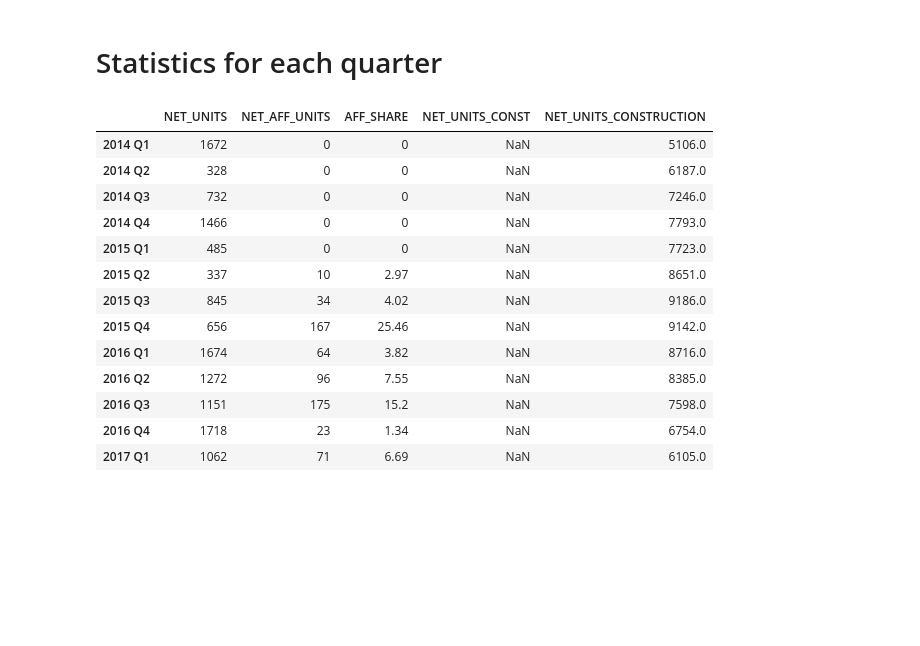
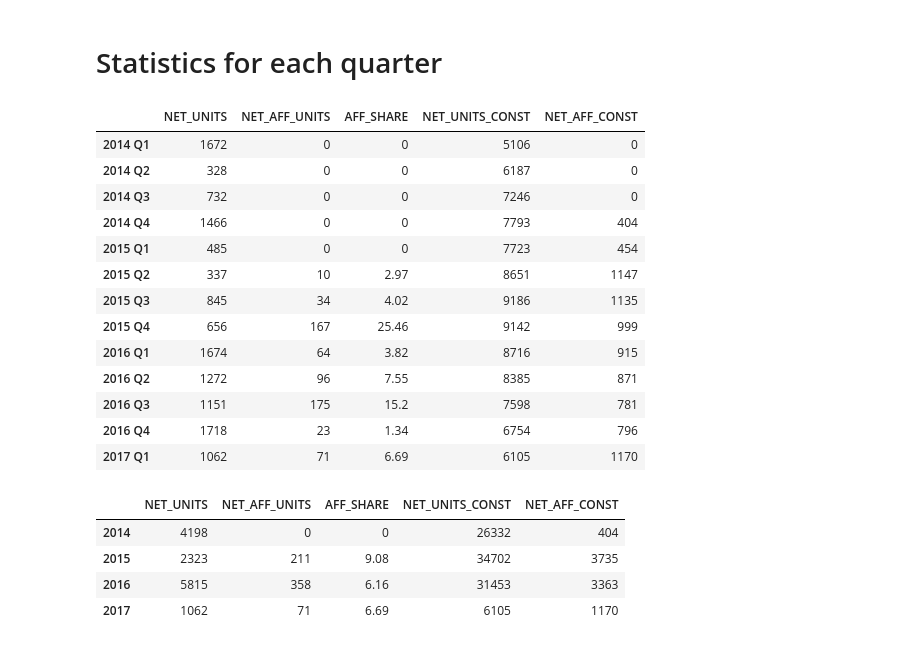
Before and after one commit to openland/statecraft-projects, a Jupyter notebook: PipelineAnalytics.ipynb, the cells around one changed output. Cells and saved outputs as stored; diff of their text form; code cells hidden in the pictures; blank space fills up the shorter version.

Commit message:
Added stats per year

```diff
--- a/PipelineAnalytics.ipynb
+++ b/PipelineAnalytics.ipynb
@@ -94,31 +94,60 @@ for i in range(len(completed)):
 # %% [markdown]
 # Statistics for each quarter
 # %%
-stats = pd.DataFrame(index=labels, columns=['NET_UNITS', 'NET_AFF_UNITS', 'AFF_SHARE', 'NET_UNITS_CONST'])
+labels_years = ['2014', '2015', '2016', '2017']
+stats = pd.DataFrame(index=labels, columns=['NET_UNITS', 'NET_AFF_UNITS', 'AFF_SHARE', 'NET_UNITS_CONST', 'NET_AFF_CONST'])
+stats_year = pd.DataFrame(index=labels_years, columns=['NET_UNITS', 'NET_AFF_UNITS', 'AFF_SHARE', 'NET_UNITS_CONST', 'NET_AFF_CONST'])
 for i in range(len(completed)):
     net = completed[i]['NET_UNITS'].values.sum()
     net_aff = completed[i]['NET_AFF_UNITS'].values.sum()
-    aff_share = round((net_aff / net) * 100,2)
+    aff_share = round((net_aff / net) * 100, 2)
 
     pnet = pipeline[i]['NET_UNITS'].values.sum()
+    pnet_aff = pipeline[i]['NET_AFF_UNITS'].values.sum()
 
     stats.set_value(labels[i], 'NET_UNITS', net)
     stats.set_value(labels[i], 'NET_AFF_UNITS', net_aff)
     stats.set_value(labels[i], 'AFF_SHARE', aff_share)
-    stats.set_value(labels[i], 'NET_UNITS_CONSTRUCTION', pnet)
+    stats.set_value(labels[i], 'NET_UNITS_CONST', pnet)
+    stats.set_value(labels[i], 'NET_AFF_CONST', pnet_aff)
+
+for i in range(len(labels_years)):
+    net = 0
+    net_aff = 0
+    pnet = 0
+    pnet_aff = 0
+    for j in range(i * 4, min(i*4 +4, len(labels))):
+        net += completed[j]['NET_UNITS'].values.sum()
+        net_aff += completed[j]['NET_AFF_UNITS'].values.sum()
+        pnet += pipeline[j]['NET_UNITS'].values.sum()
+        pnet_aff += pipeline[j]['NET_AFF_UNITS'].values.sum()
+    aff_share = round((net_aff / net) * 100, 2)
+
+    stats_year.set_value(labels_years[i], 'NET_UNITS', net)
+    stats_year.set_value(labels_years[i], 'NET_AFF_UNITS', net_aff)
+    stats_year.set_value(labels_years[i], 'AFF_SHARE', aff_share)
+    stats_year.set_value(labels_years[i], 'NET_UNITS_CONST', pnet)
+    stats_year.set_value(labels_years[i], 'NET_AFF_CONST', pnet_aff)
+
 display(stats)
+display(stats_year)
 # %% [output]
-|  | NET_UNITS | NET_AFF_UNITS | AFF_SHARE | NET_UNITS_CONST | NET_UNITS_CONSTRUCTION |
-| 2014 Q1 | 1672 | 0 | 0 | NaN | 5106.0 |
-| 2014 Q2 | 328 | 0 | 0 | NaN | 6187.0 |
-| 2014 Q3 | 732 | 0 | 0 | NaN | 7246.0 |
-| 2014 Q4 | 1466 | 0 | 0 | NaN | 7793.0 |
-| 2015 Q1 | 485 | 0 | 0 | NaN | 7723.0 |
-| 2015 Q2 | 337 | 10 | 2.97 | NaN | 8651.0 |
-| 2015 Q3 | 845 | 34 | 4.02 | NaN | 9186.0 |
-| 2015 Q4 | 656 | 167 | 25.46 | NaN | 9142.0 |
-| 2016 Q1 | 1674 | 64 | 3.82 | NaN | 8716.0 |
-| 2016 Q2 | 1272 | 96 | 7.55 | NaN | 8385.0 |
-| 2016 Q3 | 1151 | 175 | 15.2 | NaN | 7598.0 |
-| 2016 Q4 | 1718 | 23 | 1.34 | NaN | 6754.0 |
-| 2017 Q1 | 1062 | 71 | 6.69 | NaN | 6105.0 |
+|  | NET_UNITS | NET_AFF_UNITS | AFF_SHARE | NET_UNITS_CONST | NET_AFF_CONST |
+| 2014 Q1 | 1672 | 0 | 0 | 5106 | 0 |
+| 2014 Q2 | 328 | 0 | 0 | 6187 | 0 |
+| 2014 Q3 | 732 | 0 | 0 | 7246 | 0 |
+| 2014 Q4 | 1466 | 0 | 0 | 7793 | 404 |
+| 2015 Q1 | 485 | 0 | 0 | 7723 | 454 |
+| 2015 Q2 | 337 | 10 | 2.97 | 8651 | 1147 |
+| 2015 Q3 | 845 | 34 | 4.02 | 9186 | 1135 |
+| 2015 Q4 | 656 | 167 | 25.46 | 9142 | 999 |
+| 2016 Q1 | 1674 | 64 | 3.82 | 8716 | 915 |
+| 2016 Q2 | 1272 | 96 | 7.55 | 8385 | 871 |
+| 2016 Q3 | 1151 | 175 | 15.2 | 7598 | 781 |
+| 2016 Q4 | 1718 | 23 | 1.34 | 6754 | 796 |
+| 2017 Q1 | 1062 | 71 | 6.69 | 6105 | 1170 |
+|  | NET_UNITS | NET_AFF_UNITS | AFF_SHARE | NET_UNITS_CONST | NET_AFF_CONST |
+| 2014 | 4198 | 0 | 0 | 26332 | 404 |
+| 2015 | 2323 | 211 | 9.08 | 34702 | 3735 |
+| 2016 | 5815 | 358 | 6.16 | 31453 | 3363 |
+| 2017 | 1062 | 71 | 6.69 | 6105 | 1170 |
```
